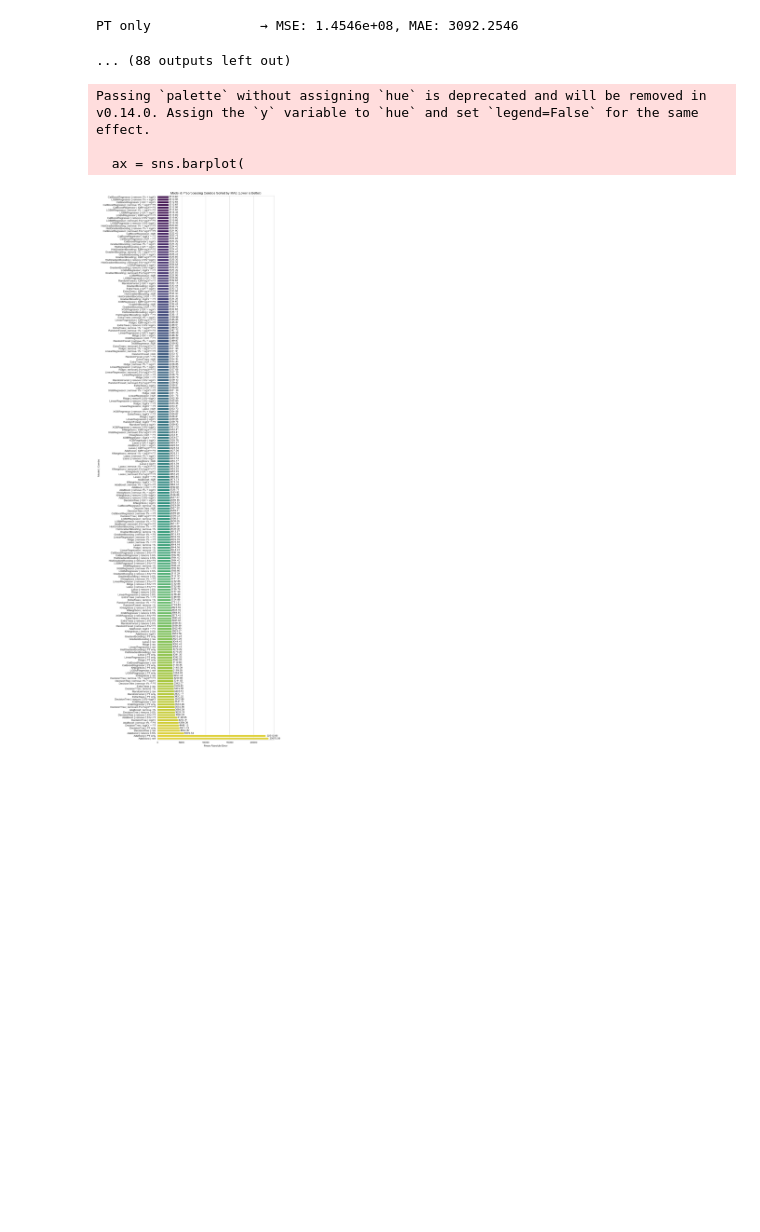
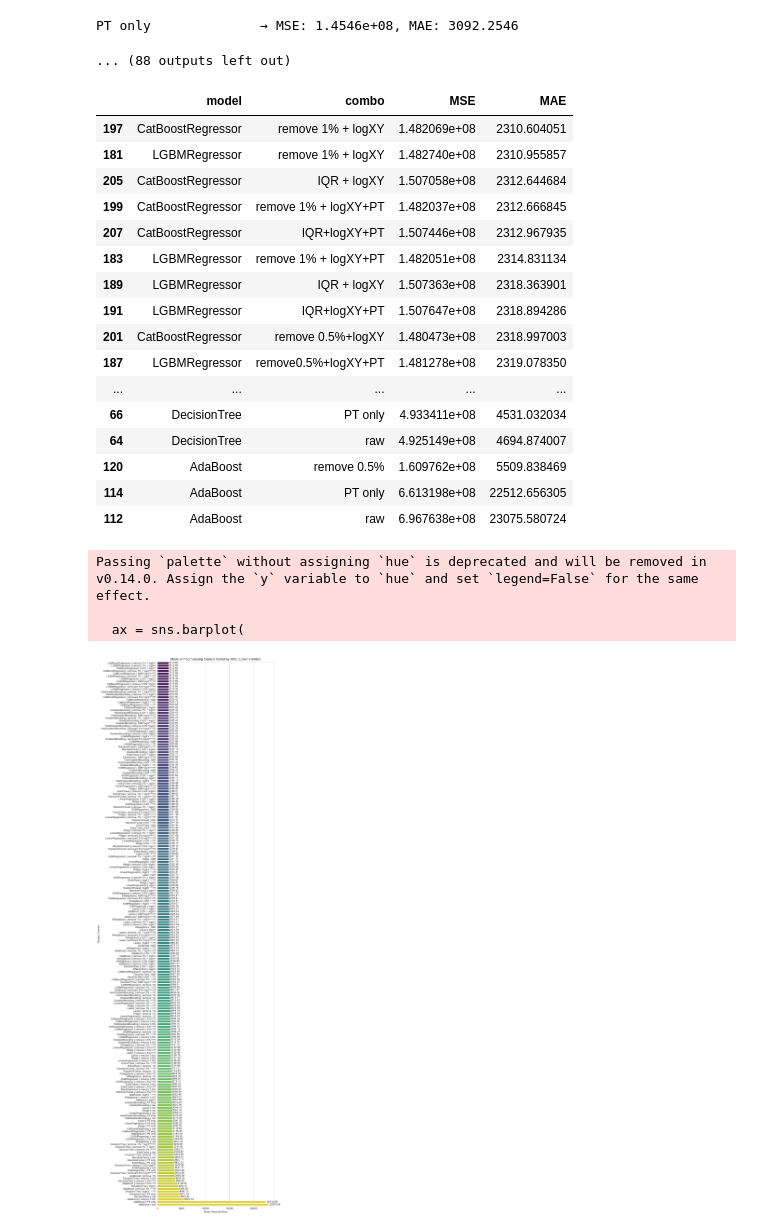
Before and after one commit to froggy-hyun/online_news_popularity_prediction, a Jupyter notebook: mycode.ipynb, the cells around one changed output. Cells and saved outputs as stored; diff of their text form; code cells hidden in the pictures; blank space fills up the shorter version.

```diff
--- a/mycode.ipynb
+++ b/mycode.ipynb
@@ -314,6 +314,29 @@ raw                  → MSE: 1.4613e+08, MAE: 3052.4784
 logXY                → MSE: 1.4878e+08, MAE: 2368.8089
 PT only              → MSE: 1.4546e+08, MAE: 3092.2546
 ... (88 outputs left out)
+# %%
+pd.set_option('display.max_rows', None)
+pd.set_option('display.max_columns', None)
+
+df
+# %% [output]
+|  | model | combo | MSE | MAE |
+| 197 | CatBoostRegressor | remove 1% + logXY | 1.482069e+08 | 2310.604051 |
+| 181 | LGBMRegressor | remove 1% + logXY | 1.482740e+08 | 2310.955857 |
+| 205 | CatBoostRegressor | IQR + logXY | 1.507058e+08 | 2312.644684 |
+| 199 | CatBoostRegressor | remove 1% + logXY+PT | 1.482037e+08 | 2312.666845 |
+| 207 | CatBoostRegressor | IQR+logXY+PT | 1.507446e+08 | 2312.967935 |
+| 183 | LGBMRegressor | remove 1% + logXY+PT | 1.482051e+08 | 2314.831134 |
+| 189 | LGBMRegressor | IQR + logXY | 1.507363e+08 | 2318.363901 |
+| 191 | LGBMRegressor | IQR+logXY+PT | 1.507647e+08 | 2318.894286 |
+| 201 | CatBoostRegressor | remove 0.5%+logXY | 1.480473e+08 | 2318.997003 |
+| 187 | LGBMRegressor | remove0.5%+logXY+PT | 1.481278e+08 | 2319.078350 |
+| ... | ... | ... | ... | ... |
+| 66 | DecisionTree | PT only | 4.933411e+08 | 4531.032034 |
+| 64 | DecisionTree | raw | 4.925149e+08 | 4694.874007 |
+| 120 | AdaBoost | remove 0.5% | 1.609762e+08 | 5509.838469 |
+| 114 | AdaBoost | PT only | 6.613198e+08 | 22512.656305 |
+| 112 | AdaBoost | raw | 6.967638e+08 | 23075.580724 |
 # %%
 # 6) 시각화
 plt.figure(figsize=(10, 30))
```
Also changed, not shown: parts of 1 cell of this notebook.
